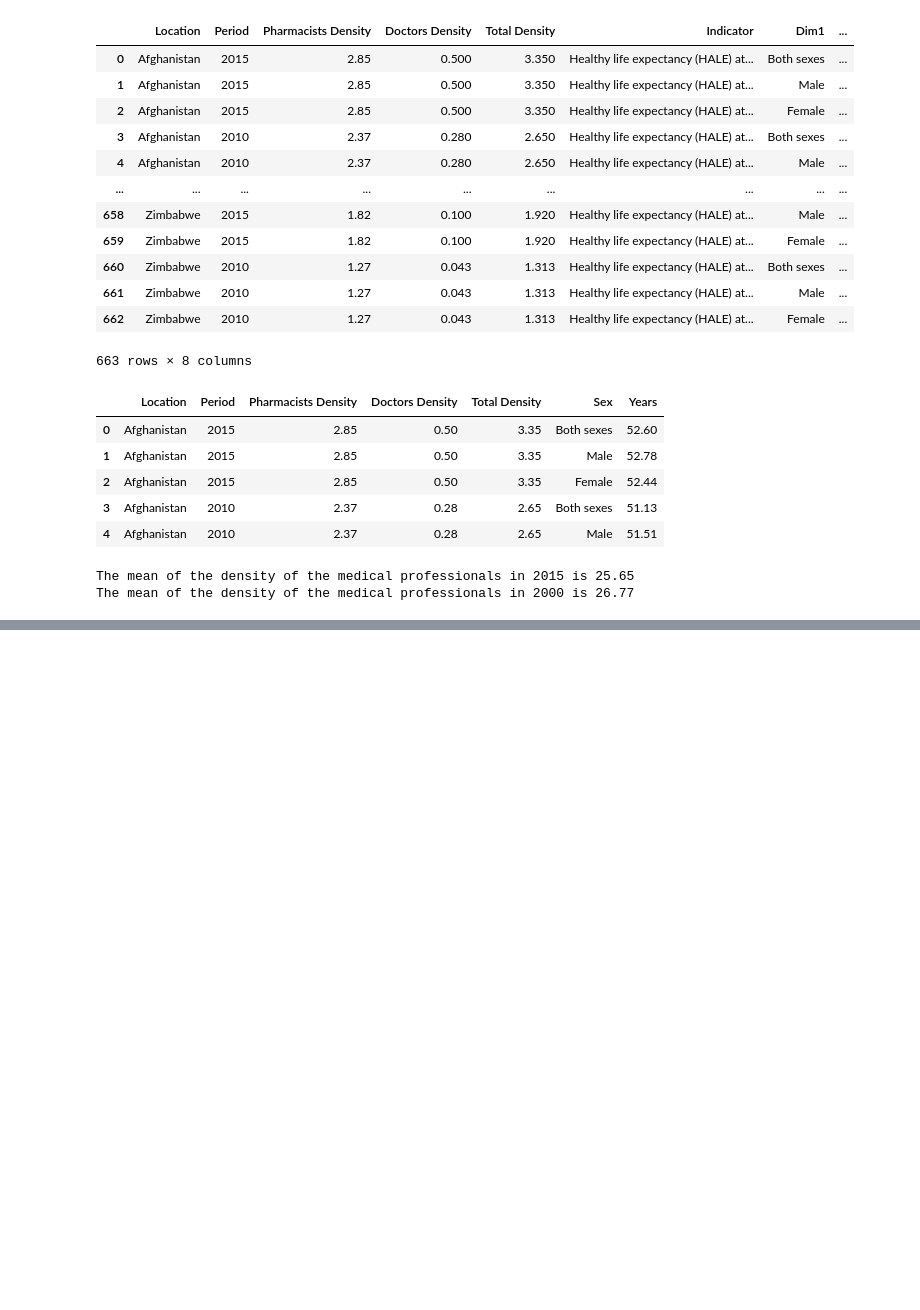
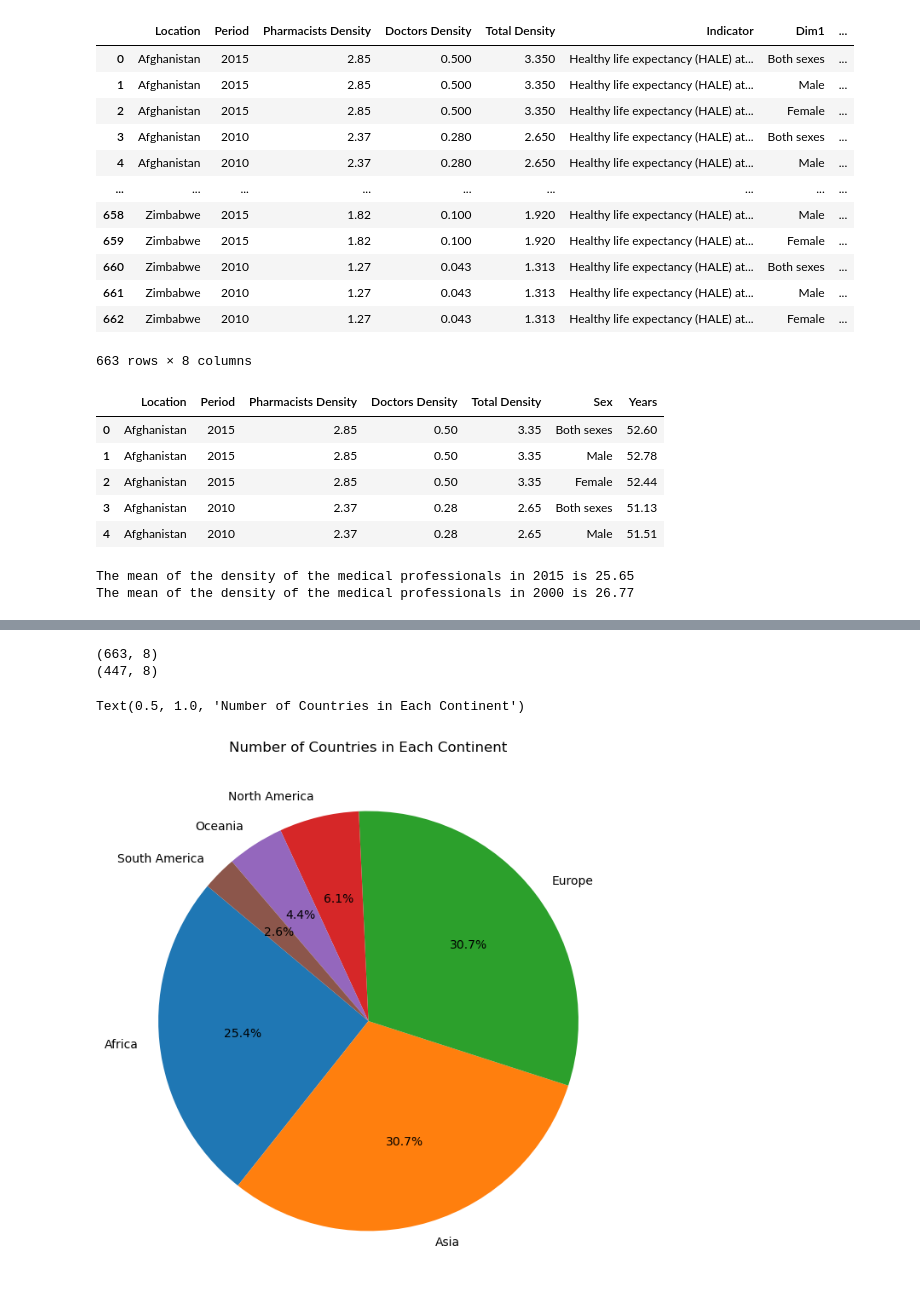
Before and after one commit to quan22022003/CS_A1160, a Jupyter notebook: project_notebook.ipynb, the cells around one changed output, grey strips where cells are left out. Saved outputs shown, nothing was run; the diff lists cells and outputs as text; code cells hidden in the pictures; blank space fills up the shorter version.

Commit message:
Add continent column and plot pie chart to show the distribution

```diff
--- a/project_notebook.ipynb
+++ b/project_notebook.ipynb
@@ -131,0 +135,35 @@ plt.show()
+# %%
+# Create a continent column assigned to each country
+def get_continent(country):
+    try:
+        country_code = pc.country_name_to_country_alpha2(country)
+        continent_code = pc.country_alpha2_to_continent_code(country_code)
+        continent = pc.convert_continent_code_to_continent_name(continent_code)
+        return continent
+    except:
+        return None
+
+# Assuming df is your DataFrame and it contains a column named 'country' with country names
+medProf_lifeExp['Continent'] = medProf_lifeExp['Location'].apply(get_continent)
+
+print(medProf_lifeExp.shape)
+
+print(medProf_lifeExp[medProf_lifeExp['Continent'] != 'Asia'].shape)
+# %% [output]
+(663, 8)
+(447, 8)
+# %%
+import seaborn as sns
+
+# Group by continent and count the number of unique countries
+continent_counts = medProf_lifeExp.groupby('Continent')['Location'].nunique()
+
+# Create a pie chart
+plt.figure(figsize=(8, 8))  # Set the figure size
+plt.pie(continent_counts, labels=continent_counts.index, autopct='%1.1f%%', startangle=140)
+
+# Add a title
+plt.title('Number of Countries in Each Continent')
+# %% [output]
+Text(0.5, 1.0, 'Number of Countries in Each Continent')
+[figure, added]
```
Also changed, not shown: parts of 3 cells of this notebook.
